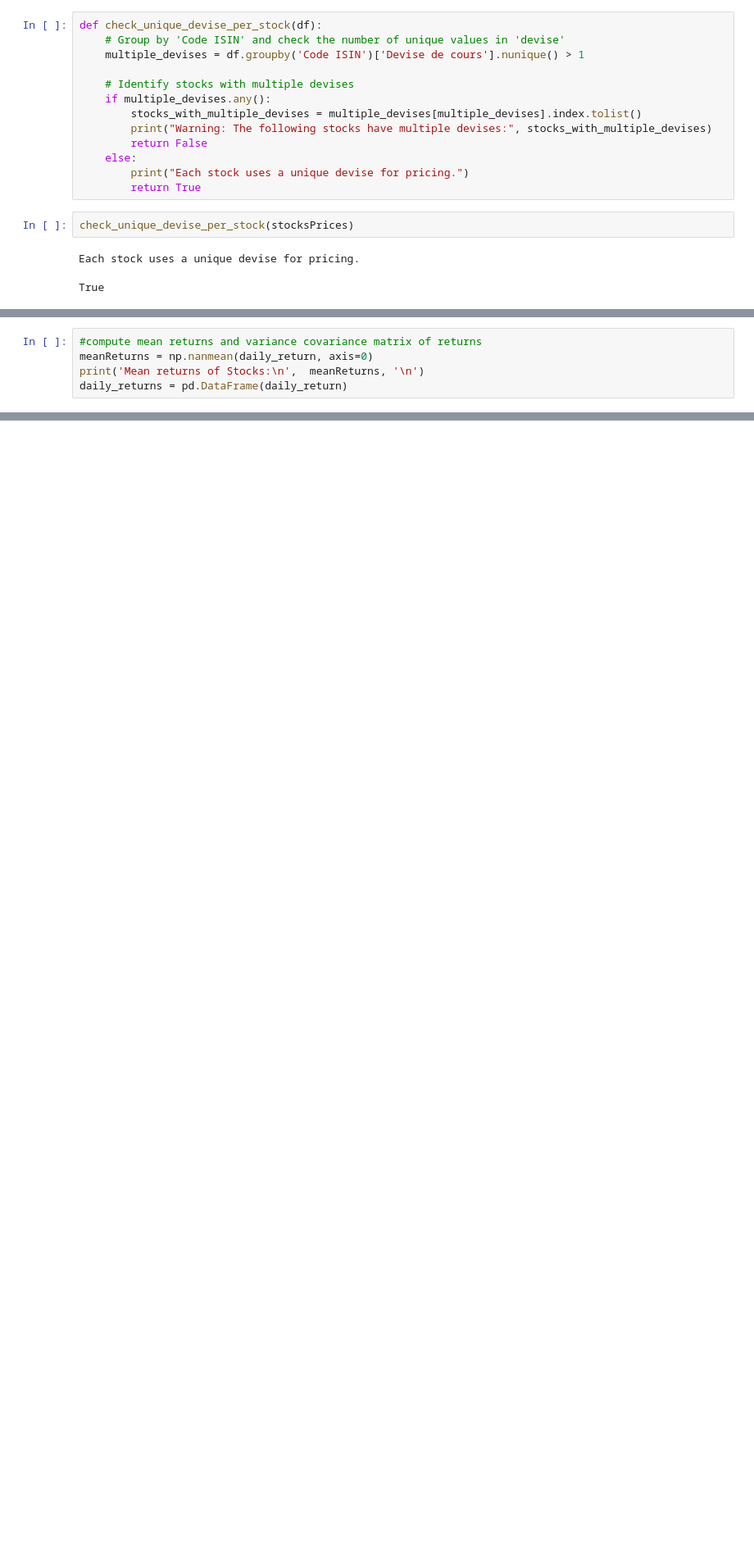
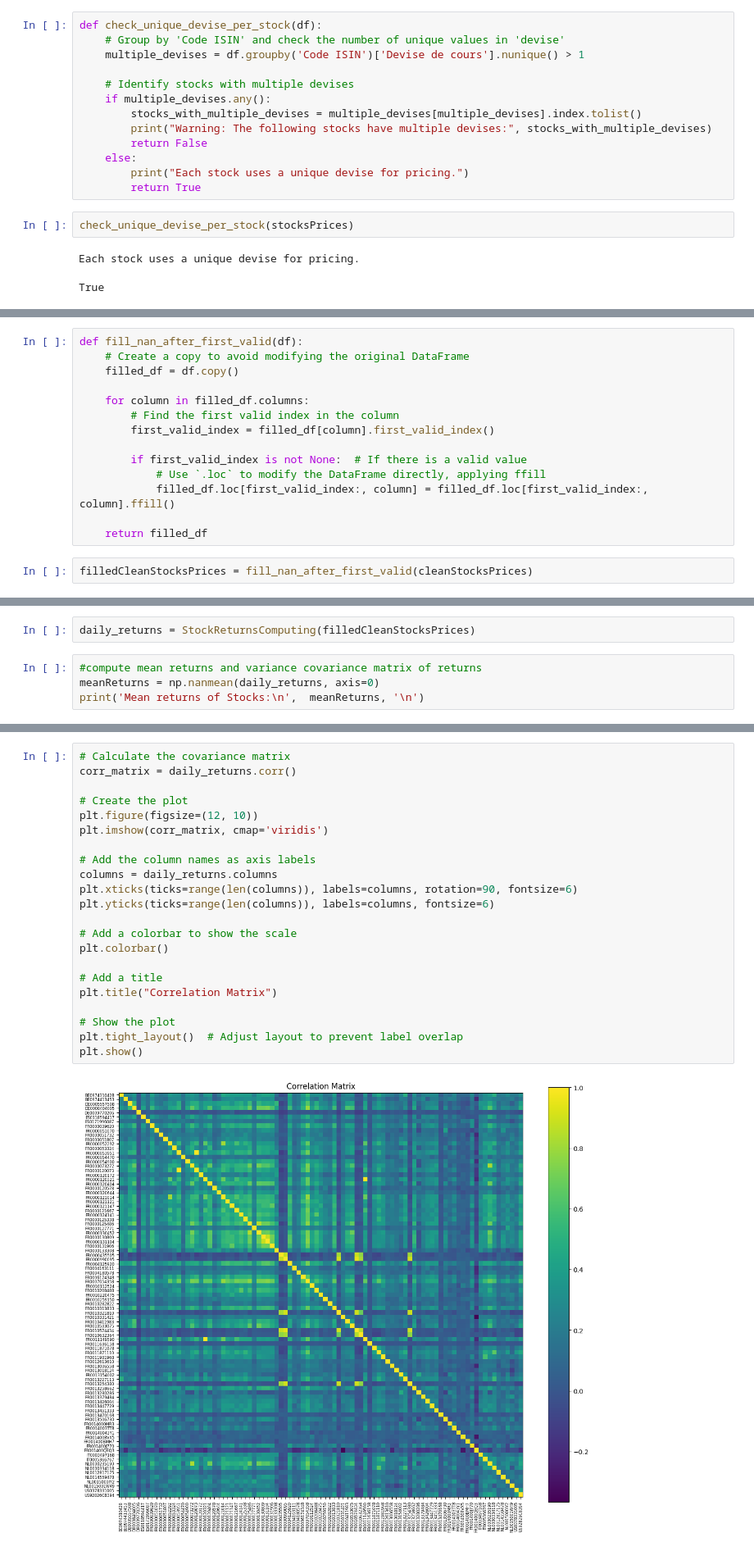
Before and after one commit to houssem026/Portfolio-Optimization, a Jupyter notebook: Risk_Return_Portfolio.ipynb, the cells around one changed output, grey strips where cells are left out. Shown at 82% size. Cells and saved outputs as stored; diff of their text form; blank space fills up the shorter version.

Commit message:
Add Data wrangling

```diff
--- a/Risk_Return_Portfolio.ipynb
+++ b/Risk_Return_Portfolio.ipynb
@@ -174,0 +188,16 @@ print(nan_percentage_df)
+# %%
+def fill_nan_after_first_valid(df):
+    # Create a copy to avoid modifying the original DataFrame
+    filled_df = df.copy()
+
+    for column in filled_df.columns:
+        # Find the first valid index in the column
+        first_valid_index = filled_df[column].first_valid_index()
+
+        if first_valid_index is not None:  # If there is a valid value
+            # Use `.loc` to modify the DataFrame directly, applying ffill
+            filled_df.loc[first_valid_index:, column] = filled_df.loc[first_valid_index:, column].ffill()
+
+    return filled_df
+# %%
+filledCleanStocksPrices = fill_nan_after_first_valid(cleanStocksPrices)
@@ -190,7 +249,8 @@ daily_return = StockReturnsComputing(pivoted_stocksPrices)
+# %%
+daily_returns = StockReturnsComputing(filledCleanStocksPrices)
 # %%
 #compute mean returns and variance covariance matrix of returns
-meanReturns = np.nanmean(daily_return, axis=0)
+meanReturns = np.nanmean(daily_returns, axis=0)
 print('Mean returns of Stocks:\n',  meanReturns, '\n')
-daily_returns = pd.DataFrame(daily_return)
 # %% [output]
 Mean returns of Stocks:
@@ -223,0 +273,24 @@ plt.show()
+# %%
+# Calculate the covariance matrix
+corr_matrix = daily_returns.corr()
+
+# Create the plot
+plt.figure(figsize=(12, 10))
+plt.imshow(corr_matrix, cmap='viridis')
+
+# Add the column names as axis labels
+columns = daily_returns.columns
+plt.xticks(ticks=range(len(columns)), labels=columns, rotation=90, fontsize=6)
+plt.yticks(ticks=range(len(columns)), labels=columns, fontsize=6)
+
+# Add a colorbar to show the scale
+plt.colorbar()
+
+# Add a title
+plt.title("Correlation Matrix")
+
+# Show the plot
+plt.tight_layout()  # Adjust layout to prevent label overlap
+plt.show()
+# %% [output]
+[figure, added]
```
Also changed, not shown: parts of 25 cells of this notebook, 1 other file.
